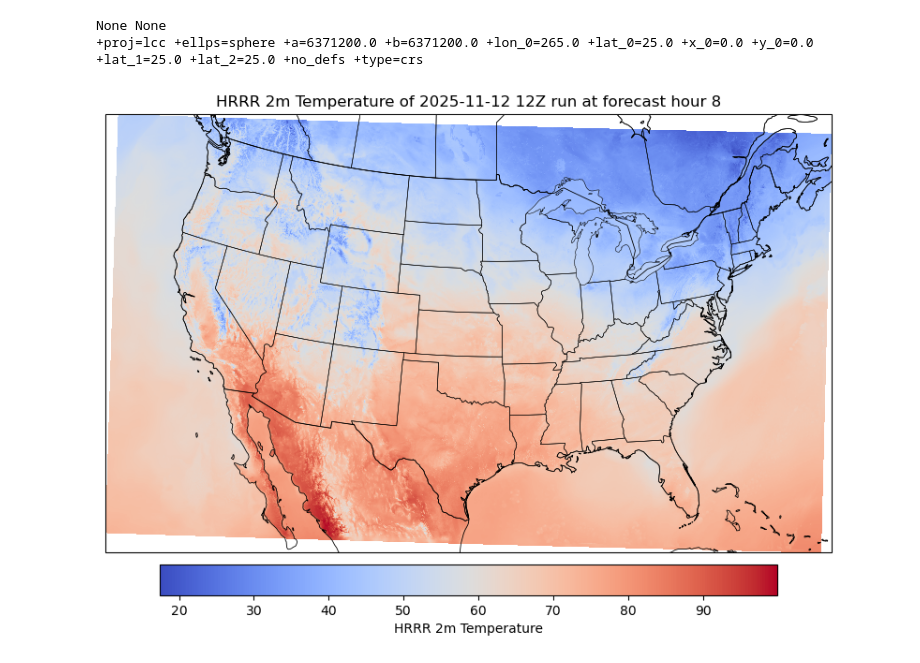
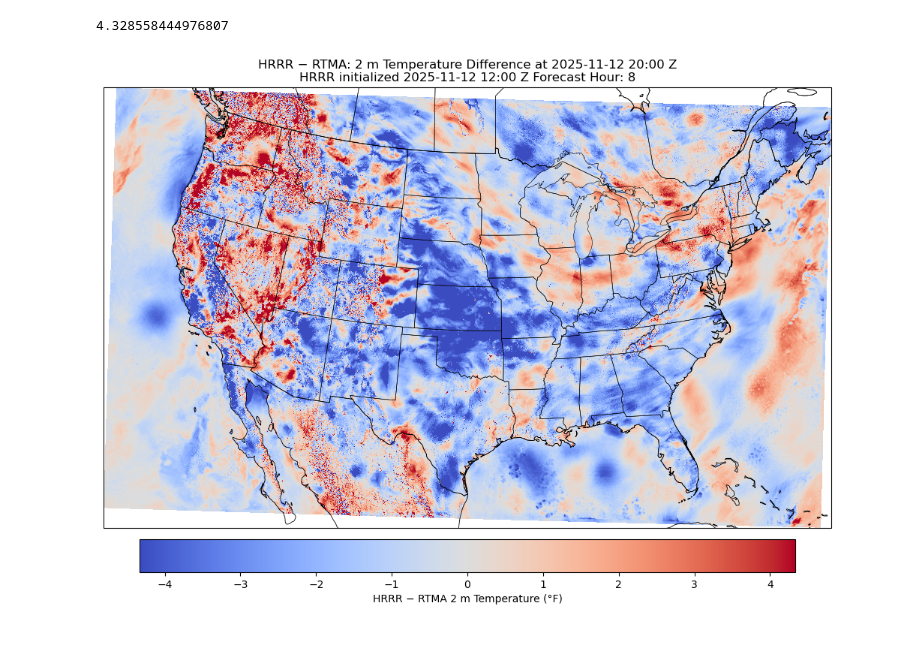
Before and after one commit to john-bn/DAG_ModelComparison, a Jupyter notebook: Comparator_StandardXarray.ipynb, the cells around one changed output. Cells and saved outputs as stored; diff of their text form; code cells hidden in the pictures.

```diff
--- a/Comparator_StandardXarray.ipynb
+++ b/Comparator_StandardXarray.ipynb
@@ -152,36 +50,62 @@ Coordinates:
-# %%
-print(ds_hrrr.x.attrs.get("units"), ds_hrrr.y.attrs.get("units"))
-print(ds_rtma.herbie.crs)
-# %% [output]
-None None
-+proj=lcc +ellps=sphere +a=6371200.0 +b=6371200.0 +lon_0=265.0 +lat_0=25.0 +x_0=0.0 +y_0=0.0 +lat_1=25.0 +lat_2=25.0 +no_defs +type=crs
+# %%
+# Curvilinear grids from your HRRR/RTMA Datasets
+src_grid = {"lon": ds_rtma["longitude"], "lat": ds_rtma["latitude"]}
+tgt_grid = {"lon": ds_hrrr["longitude"], "lat": ds_hrrr["latitude"]}
+
+# Fast sanity first (nearest), then higher-quality bilinear — no filenames
+regridder_fast = xe.Regridder(src_grid, tgt_grid, method="nearest_s2d",
+                              periodic=True, reuse_weights=False)
+rtma_on_hrrr_fast = regridder_fast(ds_rtma["t2m"])
+
+###regridder_bilin = xe.Regridder(src_grid, tgt_grid, method="bilinear",
+###                               periodic=True, reuse_weights=False)
+###rtma_on_hrrr = regridder_bilin(ds_rtma["t2m"])
+
+tempdiffF = (ds_hrrr["t2m"] - rtma_on_hrrr_fast) * 9/5
+print(float(np.abs(tempdiffF).quantile(0.95)))
+# %% [output]
+4.328558444976807
 # %%
-# 2) Use HRRR lon/lat + wrap
+# 1) Use HRRR lon/lat and wrap to [-180, 180] (Cartopy expects this for PlateCarree)
 lon = ds_hrrr["longitude"]
 lat = ds_hrrr["latitude"]
-lon = xr.where(lon > 180, lon - 360, lon)
+lon = ((lon + 180) % 360) - 180  # robust wrap
 
-# 3) Make a Cartopy map (no EasyMap)
+# 2) Make sure tempdiffF matches lon/lat shape and mask bad cells
+# (tempdiffF should be your (hrrr - rtma_on_hrrr) * 9/5 result)
+T = tempdiffF.where(np.isfinite(tempdiffF))
+
+# Pick symmetric color limits from percentiles (or keep fixed)
+v = np.nanpercentile(np.abs(T.values), 95)
+vmin, vmax = -v, v
+
+# 3) Plot
 fig = plt.figure(figsize=(10, 8))
-ax = plt.axes(projection=ccrs.LambertConformal(central_longitude=-95))  # pick your map proj
+ax = plt.axes(projection=ccrs.LambertConformal(central_longitude=-95))
+ax.add_feature(cfeature.COASTLINE.with_scale("50m"), linewidth=0.6)
 ax.add_feature(cfeature.BORDERS, linewidth=0.6)
 ax.add_feature(cfeature.STATES, linewidth=0.4)
-ax.coastlines(resolution="50m", linewidth=0.6)
 
-hrrr_f = (ds_hrrr.t2m - 273.15) * 9/5 + 32
+# Data are in geographic lon/lat, so transform from PlateCarree
+pc = ccrs.PlateCarree()
 
-# 4) Plot (coordinates are lon/lat centers)
-pc = ccrs.PlateCarree()
+# pcolormesh with curvilinear lon/lat; shading='nearest' treats lon/lat as cell centers
 p = ax.pcolormesh(
-    lon, lat, hrrr_f,
+    lon, lat, T,
+    transform=pc,
     cmap="coolwarm",
-    transform=pc,         # data coords
-    shading="nearest",     # treat lon/lat as cell centers
+    shading="nearest",
+    vmin=vmin, vmax=vmax,
+    rasterized=True,  # smaller vector PDF/SVG
 )
 
-cb = plt.colorbar(p, ax=ax, orientation="horizontal", pad=0.02, shrink=0.85)
-cb.set_label("HRRR 2m Temperature")
-ax.set_title("HRRR 2m Temperature of " + str(date) + " " + str(init_hour) + "Z run at forecast hour " + str(forecast))
+cb = plt.colorbar(p, ax=ax, orientation="horizontal", pad=0.02, shrink=0.9)
+cb.set_label("HRRR − RTMA 2 m Temperature (°F)")
+
+# Build a descriptive title (adjust to your variables)
+ax.set_title("HRRR − RTMA: 2 m Temperature Difference at " + date + " " + f"{displayhour:02d}:00 Z" + "\nHRRR initialized " + cycle_dt.strftime("%Y-%m-%d %H:%M Z") + f" Forecast Hour: {forecast}")
+
+plt.tight_layout()
 plt.show()
 # %% [output]
-[figure, old version]
+[figure, new version]
```
Also changed, not shown: parts of 14 cells of this notebook.
